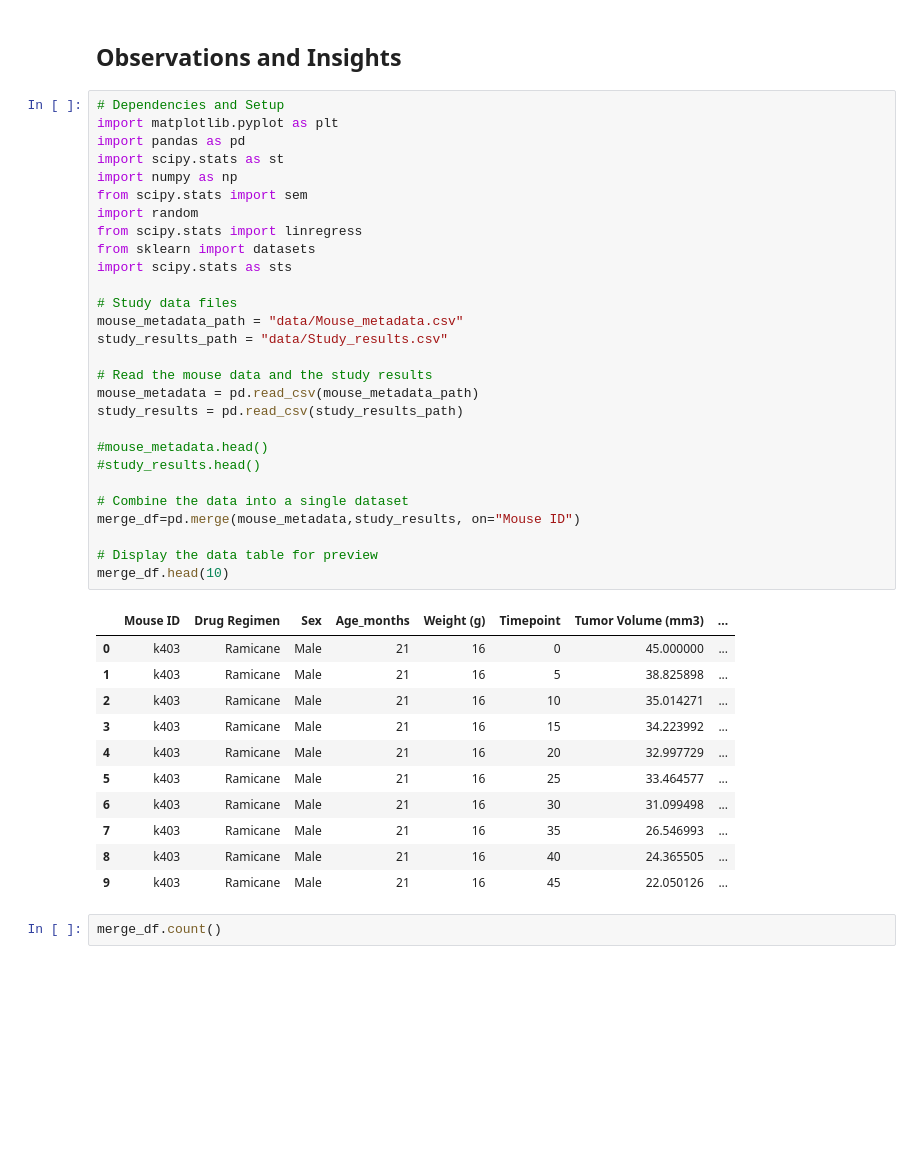
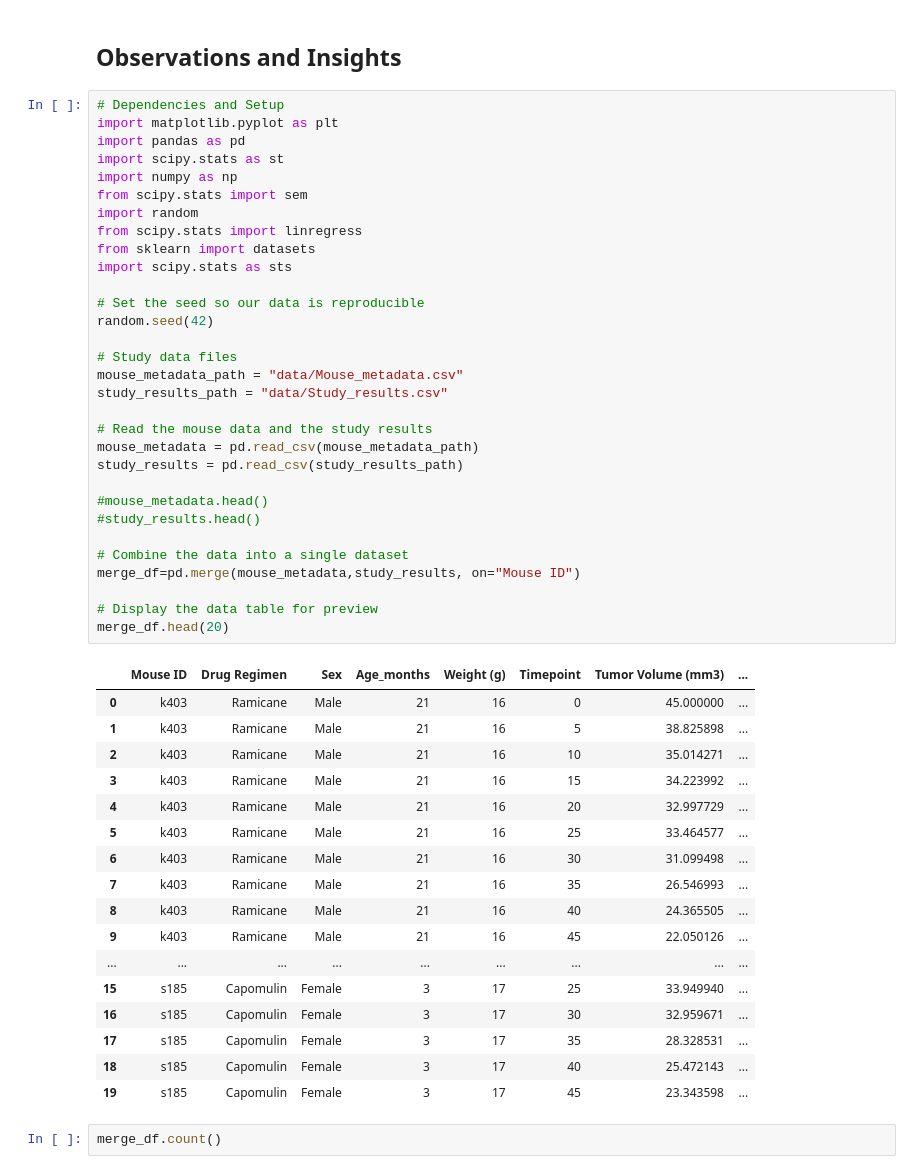
Before and after one commit to cdturner618/Matplotlib-Challenge, a Jupyter notebook: Pymaceuticals/pymaceuticals_starter.ipynb, the cells around one changed output. Cells and saved outputs as stored; diff of their text form; blank space fills up the shorter version.

```diff
--- a/Pymaceuticals/pymaceuticals_starter.ipynb
+++ b/Pymaceuticals/pymaceuticals_starter.ipynb
@@ -11,35 +11,44 @@ import random
 from scipy.stats import linregress
 from sklearn import datasets
 import scipy.stats as sts
+
+# Set the seed so our data is reproducible
+random.seed(42)
 
 # Study data files
 mouse_metadata_path = "data/Mouse_metadata.csv"
 study_results_path = "data/Study_results.csv"
 
 # Read the mouse data and the study results
 mouse_metadata = pd.read_csv(mouse_metadata_path)
 study_results = pd.read_csv(study_results_path)
 
 #mouse_metadata.head()
 #study_results.head()
 
 # Combine the data into a single dataset
 merge_df=pd.merge(mouse_metadata,study_results, on="Mouse ID")
 
 # Display the data table for preview
-merge_df.head(10)
+merge_df.head(20)
 # %% [output]
 |  | Mouse ID | Drug Regimen | Sex | Age_months | Weight (g) | Timepoint | Tumor Volume (mm3) | ... |
 | 0 | k403 | Ramicane | Male | 21 | 16 | 0 | 45.000000 | ... |
 | 1 | k403 | Ramicane | Male | 21 | 16 | 5 | 38.825898 | ... |
 | 2 | k403 | Ramicane | Male | 21 | 16 | 10 | 35.014271 | ... |
 | 3 | k403 | Ramicane | Male | 21 | 16 | 15 | 34.223992 | ... |
 | 4 | k403 | Ramicane | Male | 21 | 16 | 20 | 32.997729 | ... |
 | 5 | k403 | Ramicane | Male | 21 | 16 | 25 | 33.464577 | ... |
 | 6 | k403 | Ramicane | Male | 21 | 16 | 30 | 31.099498 | ... |
 | 7 | k403 | Ramicane | Male | 21 | 16 | 35 | 26.546993 | ... |
 | 8 | k403 | Ramicane | Male | 21 | 16 | 40 | 24.365505 | ... |
 | 9 | k403 | Ramicane | Male | 21 | 16 | 45 | 22.050126 | ... |
+| ... | ... | ... | ... | ... | ... | ... | ... | ... |
+| 15 | s185 | Capomulin | Female | 3 | 17 | 25 | 33.949940 | ... |
+| 16 | s185 | Capomulin | Female | 3 | 17 | 30 | 32.959671 | ... |
+| 17 | s185 | Capomulin | Female | 3 | 17 | 35 | 28.328531 | ... |
+| 18 | s185 | Capomulin | Female | 3 | 17 | 40 | 25.472143 | ... |
+| 19 | s185 | Capomulin | Female | 3 | 17 | 45 | 23.343598 | ... |
 # %%
 merge_df.count()
 # %% [output]
```
Also changed, not shown: parts of 2 cells of this notebook.
